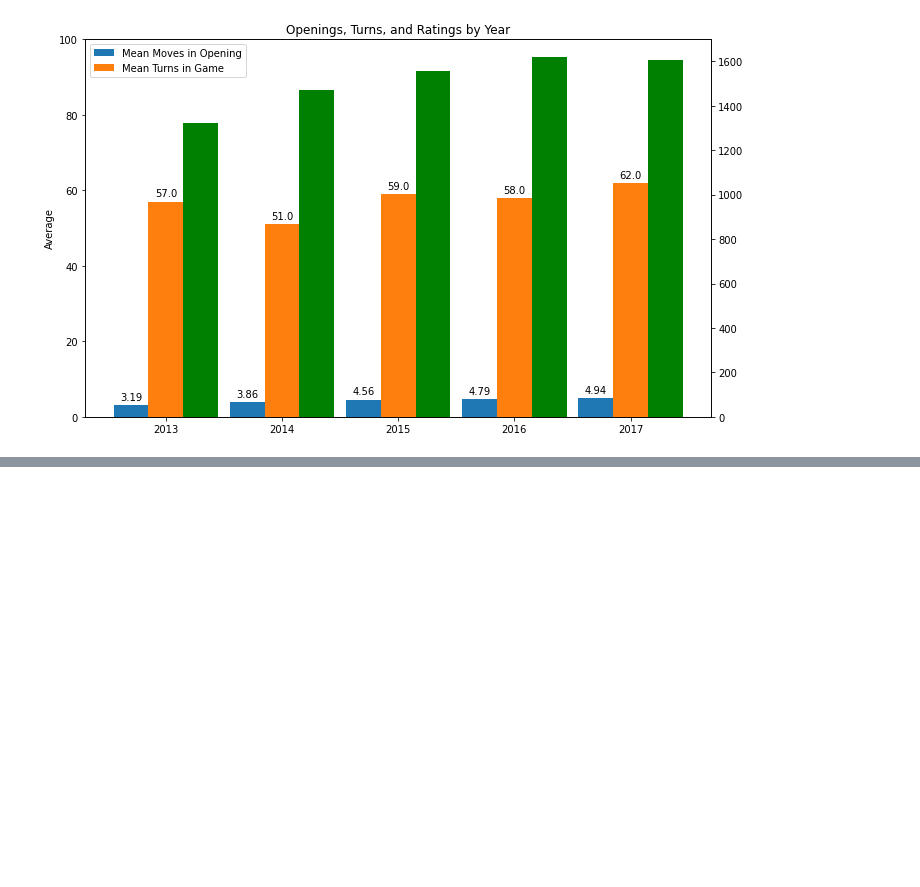
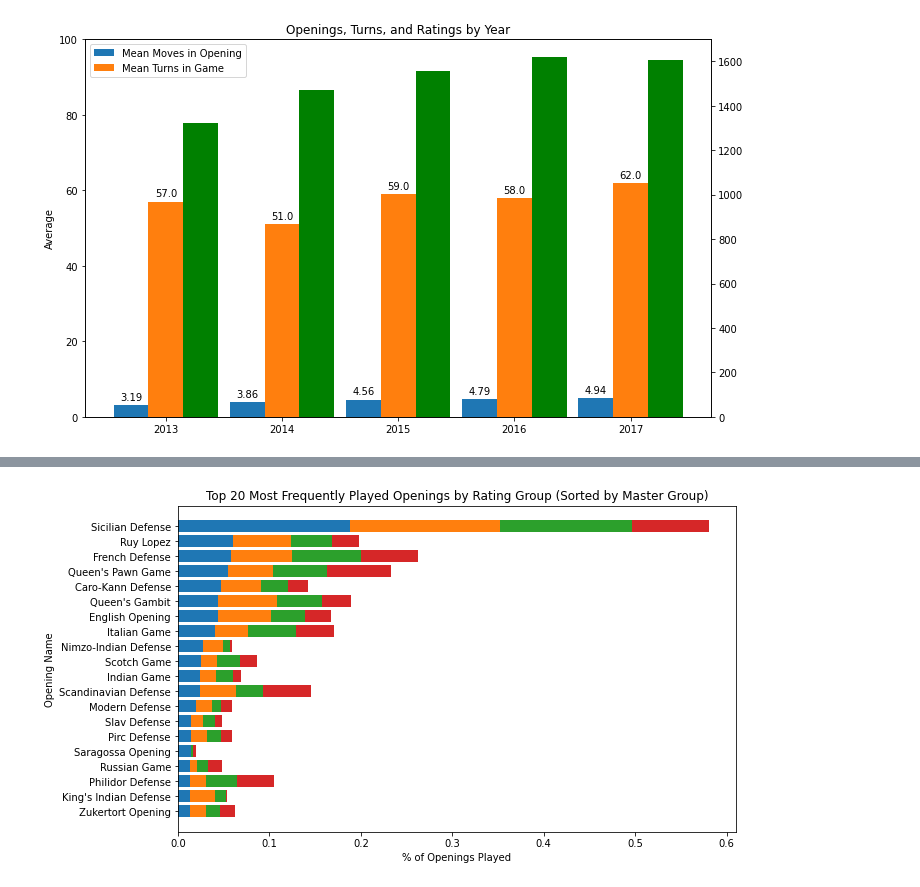
Before and after one commit to rmesrobi/Chess-Openings-EDA, a Jupyter notebook: chess_EDA_Final.ipynb, the cells around one changed output, grey strips where cells are left out. Drawn from its saved outputs; the diff is of its cells as text; code cells hidden in the pictures; blank space fills up the shorter version.

```diff
--- a/chess_EDA_Final.ipynb
+++ b/chess_EDA_Final.ipynb
@@ -178,0 +229,23 @@ axs[4,1].hist(bm['black_rating'], bins, alpha = 0.5);
+# %%
+openings_grouped['Beginner_%'] = openings_grouped['Beginner'] / openings_grouped['Beginner'].sum()
+openings_grouped['Expert_%'] = openings_grouped['Expert'] / openings_grouped['Expert'].sum()
+openings_grouped['Master_%'] = openings_grouped['Master'] / openings_grouped['Master'].sum()
+openings_grouped['Novice_%'] = openings_grouped['Novice'] / openings_grouped['Novice'].sum()
+# %%
+#top 20 master openings % played by group
+fig, ax = plt.subplots(1,1, figsize = (10,6))
+x_pos = [i for i in openings_grouped.index[0:20]]
+b = np.array(openings_grouped['Beginner_%'][0:20])
+n = np.array(openings_grouped['Novice_%'][0:20])
+e = np.array(openings_grouped['Expert_%'][0:20])
+m = np.array(openings_grouped['Master_%'][0:20])
+ax.set_title('Top 20 Most Frequently Played Openings by Rating Group (Sorted by Master Group)')
+ax.set_ylabel('Opening Name')
+ax.set_xlabel('% of Openings Played')
+ax.barh(x_pos, m)
+ax.barh(x_pos, e, left = m)
+ax.barh(x_pos, n, left = m + e)
+ax.barh(x_pos, b, left = m + e + n)
+ax.set_ylim(ax.get_ylim()[::-1]);
+# %% [output]
+[figure, added]
```
Also changed, not shown: parts of 27 cells of this notebook, 2 other files.
